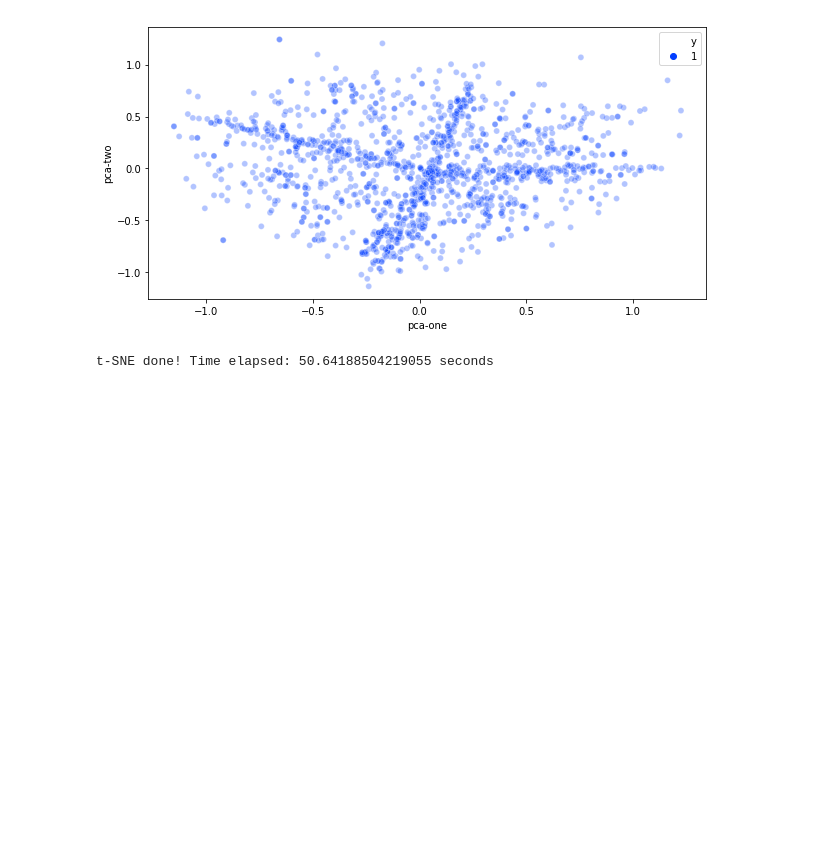
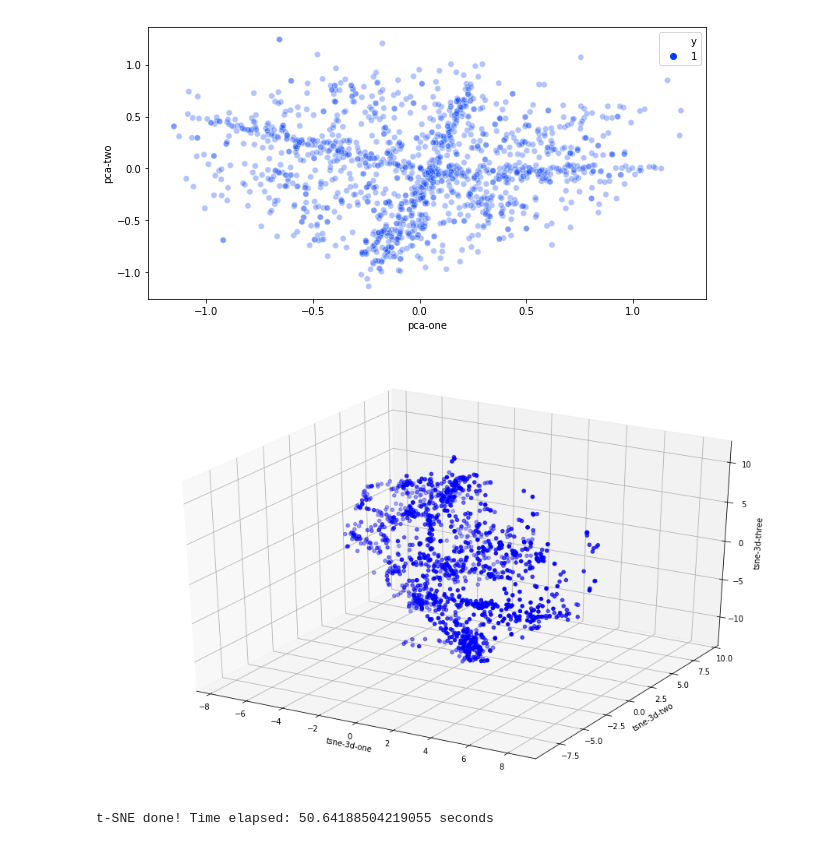
Before and after one commit to MegiDervishi/ML_project, a Jupyter notebook: Final_Project.ipynb, the cells around one changed output. Cells and saved outputs as stored; diff of their text form; code cells hidden in the pictures; blank space fills up the shorter version.

```diff
--- a/Final_Project.ipynb
+++ b/Final_Project.ipynb
@@ -1050,6 +1083,30 @@ sns.scatterplot(x="pca-one", y="pca-two", hue="y",palette=sns.color_palette("bri
 # %% [output]
 <matplotlib.axes._subplots.AxesSubplot at 0x...>
 [figure]
+# %%
+newpca = PCA(n_components=50)
+pca_result_2 = newpca.fit_transform(data_subset)
+_3D_tsne = TSNE(n_components=3, verbose=0, perplexity=50, n_iter=300)
+tsne_results = _3D_tsne.fit_transform(pca_result_2)
+df_subset['tsne-3d-one'] = tsne_results[:,0]
+df_subset['tsne-3d-two'] = tsne_results[:,1]
+df_subset['tsne-3d-three'] = tsne_results[:,2]
+
+
+ax = plt.figure(figsize=(16,10)).gca(projection='3d')
+ax.scatter(
+    xs=df_subset['tsne-3d-one'],
+    ys=df_subset['tsne-3d-two'],
+    zs=df_subset['tsne-3d-three'],
+    c=df_subset["y"],
+    cmap='bwr'
+)
+ax.set_xlabel('tsne-3d-one')
+ax.set_ylabel('tsne-3d-two')
+ax.set_zlabel('tsne-3d-three')
+plt.show()
+# %% [output]
+[figure, added]
 # %%
 time_start = time.time()
 tsne = TSNE(n_components=2, verbose=0, perplexity=50, n_iter=300)
```
Also changed, not shown: parts of 8 cells of this notebook.
